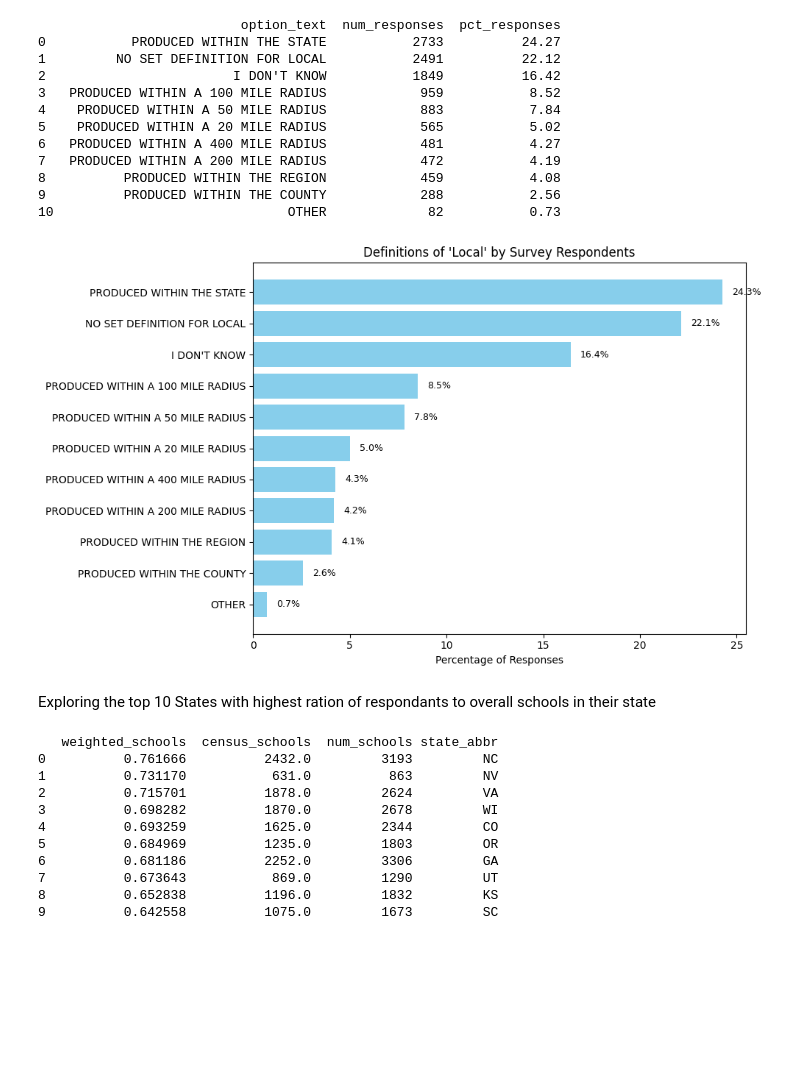
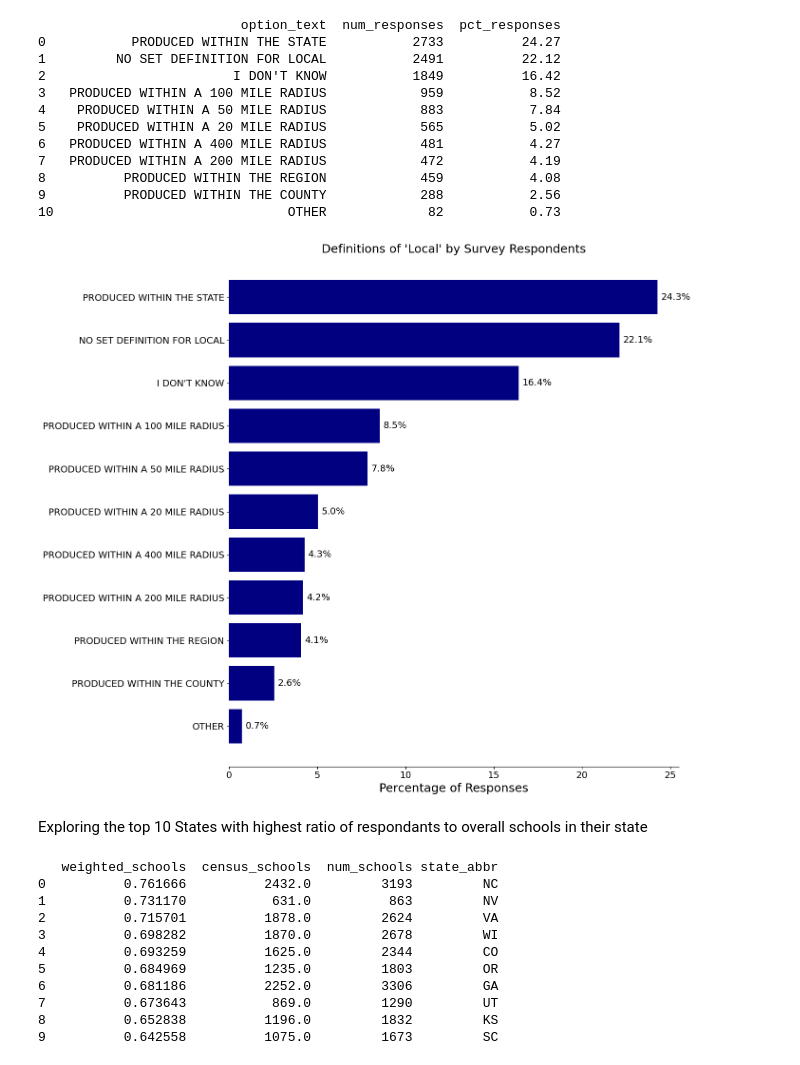
Before and after one commit to mollichite/Feeding-Minds-Data-on-Farm-to-School-Efforts-Nationwide, a Jupyter notebook: notebooks/final_cleaning.ipynb, the cells around one changed output. Saved outputs shown, nothing was run; the diff lists cells and outputs as text; code cells hidden in the pictures; blank space fills up the shorter version.

Commit message:
more tweaking visuals

```diff
--- a/notebooks/final_cleaning.ipynb
+++ b/notebooks/final_cleaning.ipynb
@@ -760,26 +558,33 @@ print(result1)
 9          PRODUCED WITHIN THE COUNTY            288           2.56
 10                              OTHER             82           0.73
 # %%
-
 query1_df = result1.sort_values("pct_responses", ascending=True)
 
+fig, ax = plt.subplots(figsize=(14,12))
 
-fig, ax = plt.subplots(figsize=(10,6))
-bars = ax.barh(query1_df["option_text"], query1_df["pct_responses"], color="skyblue")
 
-# Add percentage labels to each bar
+bars = ax.barh(query1_df["option_text"], query1_df["pct_responses"], color="navy")
+
+#Add percentage labels to each bar
 for bar, pct in zip(bars, query1_df["pct_responses"]):
-    ax.text(bar.get_width() + 0.5, bar.get_y() + bar.get_height()/2,
-            f"{pct:.1f}%", va="center", fontsize=9)
+    ax.text(bar.get_width() + 0.2,
+            bar.get_y() + bar.get_height()/2,
+            f"{pct:.1f}%",
+            va="center",
+            fontsize=14)
+ax.spines['top'].set_visible(False)
+ax.spines['right'].set_visible(False)
+ax.spines['left'].set_visible(False)
+ax.spines['bottom'].set_visible(True)  # keep x-axis if desired
 
-ax.set_xlabel("Percentage of Responses")
-ax.set_title("Definitions of 'Local' by Survey Respondents")
+ax.set_xlabel("Percentage of Responses", fontsize=18)
+ax.set_title("Definitions of 'Local' by Survey Respondents", fontsize=18)
 plt.tight_layout()
 plt.show()
 # %% [output]
-[figure, old version]
+[figure, new version]
 # %% [markdown]
-Exploring the top 10 States with highest ration of respondants to overall schools in their state
+Exploring the top 10 States with highest ratio of respondants to overall schools in their state
 # %%
 
 query2 = """SELECT
```
Also changed, not shown: parts of 40 cells of this notebook, 1 other file.
